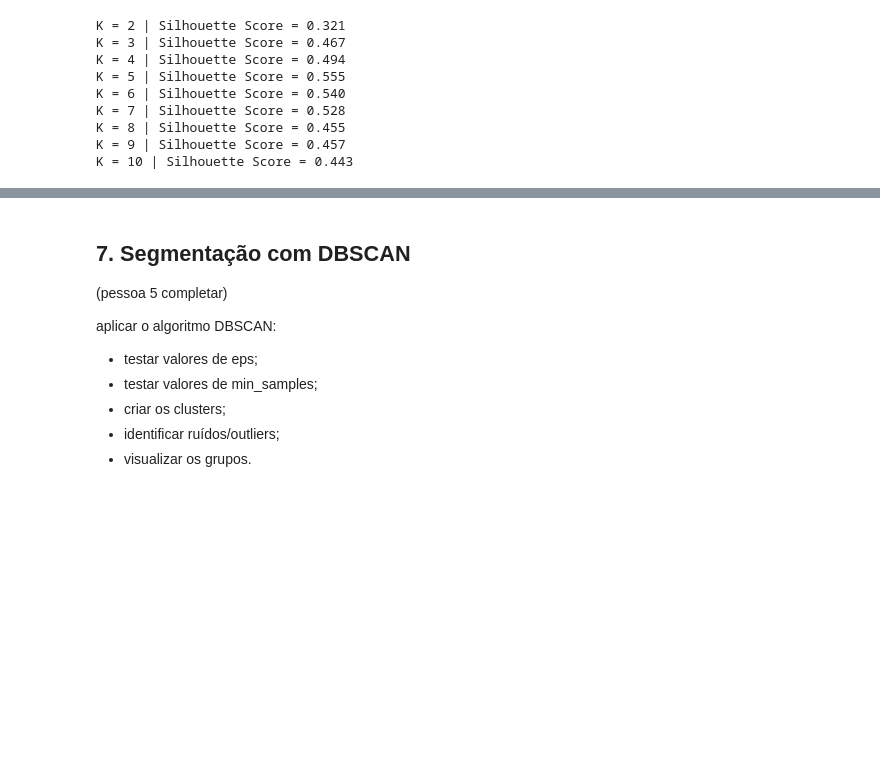
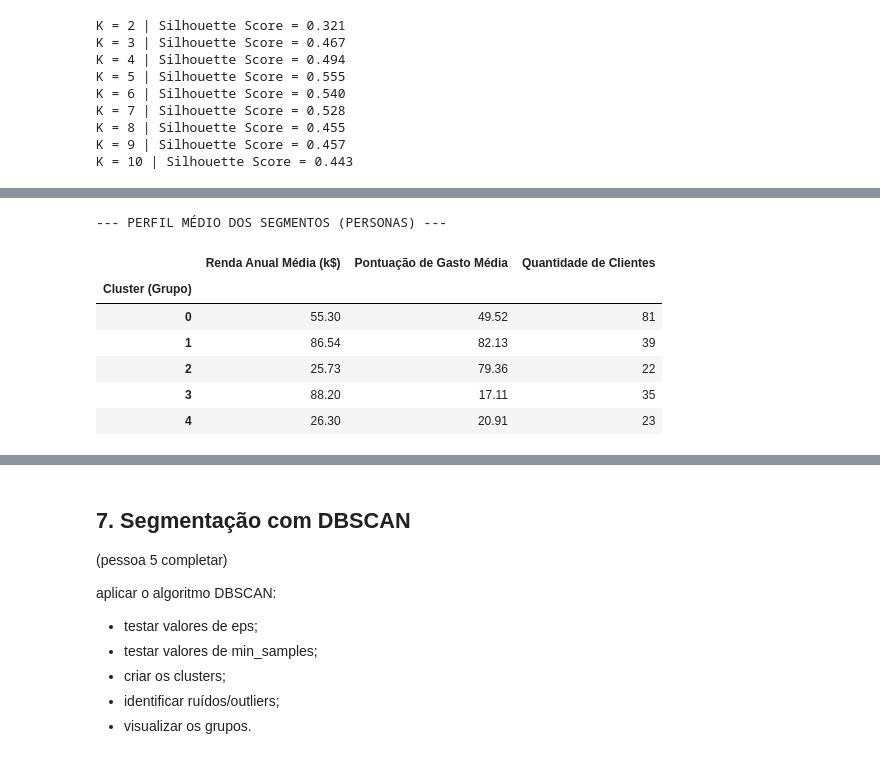
Before and after one commit to edd-araujo/segmentacao-clientes-varejo, a Jupyter notebook: notebooks/index.ipynb, the cells around one changed output, grey strips where cells are left out. Drawn from its saved outputs; the diff is of its cells as text; code cells hidden in the pictures; blank space fills up the shorter version.

```diff
--- a/notebooks/index.ipynb
+++ b/notebooks/index.ipynb
@@ -382 +503,25 @@ O gráfico mostra a segmentação dos clientes com base na renda anual e na pont
+# %%
+cluster_profiles = mall_customers_df.groupby("Cluster_KMeans")[["Annual Income (k$)", "Spending Score (1-100)"]].mean().round(2)
+
+# Utiliza Age
+cluster_profiles["Quantidade de Clientes"] = mall_customers_df.groupby("Cluster_KMeans").size()
+
+cluster_profiles.rename(columns={
+    "Annual Income (k$)": "Renda Anual Média (k$)",
+    "Spending Score (1-100)": "Pontuação de Gasto Média"
+}, inplace=True)
+
+cluster_profiles.index.name = "Cluster (Grupo)"
+
+print("--- PERFIL MÉDIO DOS SEGMENTOS (PERSONAS) ---")
+display(cluster_profiles)
+# %% [output]
+--- PERFIL MÉDIO DOS SEGMENTOS (PERSONAS) ---
+|  | Renda Anual Média (k$) | Pontuação de Gasto Média | Quantidade de Clientes |
+| Cluster (Grupo) |  |  |  |
+| 0 | 55.30 | 49.52 | 81 |
+| 1 | 86.54 | 82.13 | 39 |
+| 2 | 25.73 | 79.36 | 22 |
+| 3 | 88.20 | 17.11 | 35 |
+| 4 | 26.30 | 20.91 | 23 |
 # %% [markdown]
```
Also changed, not shown: parts of 43 cells of this notebook.
